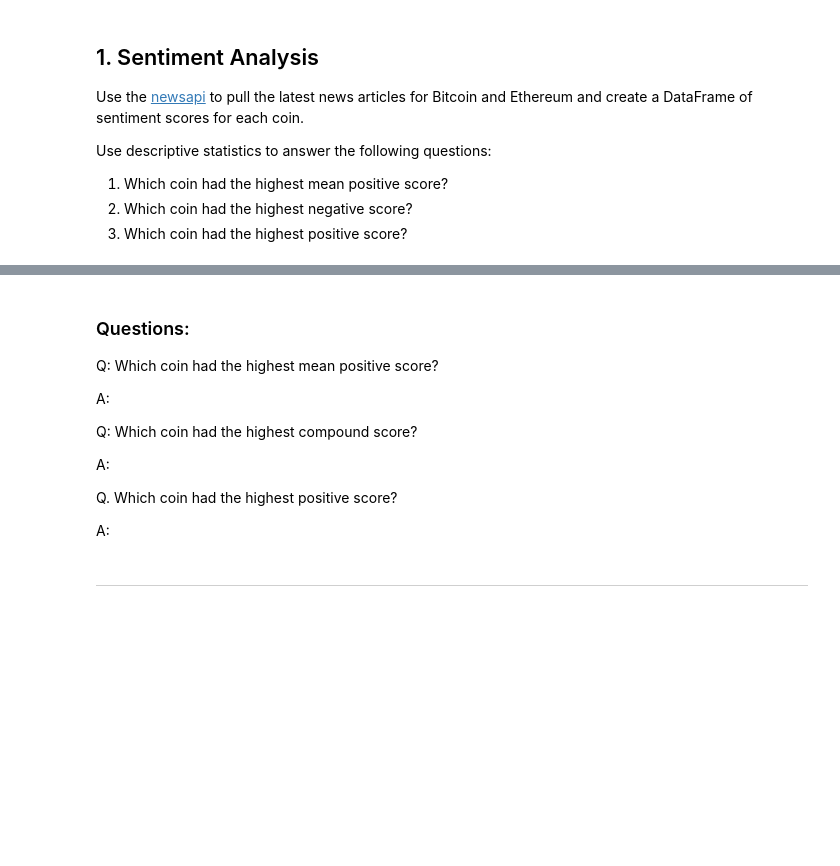
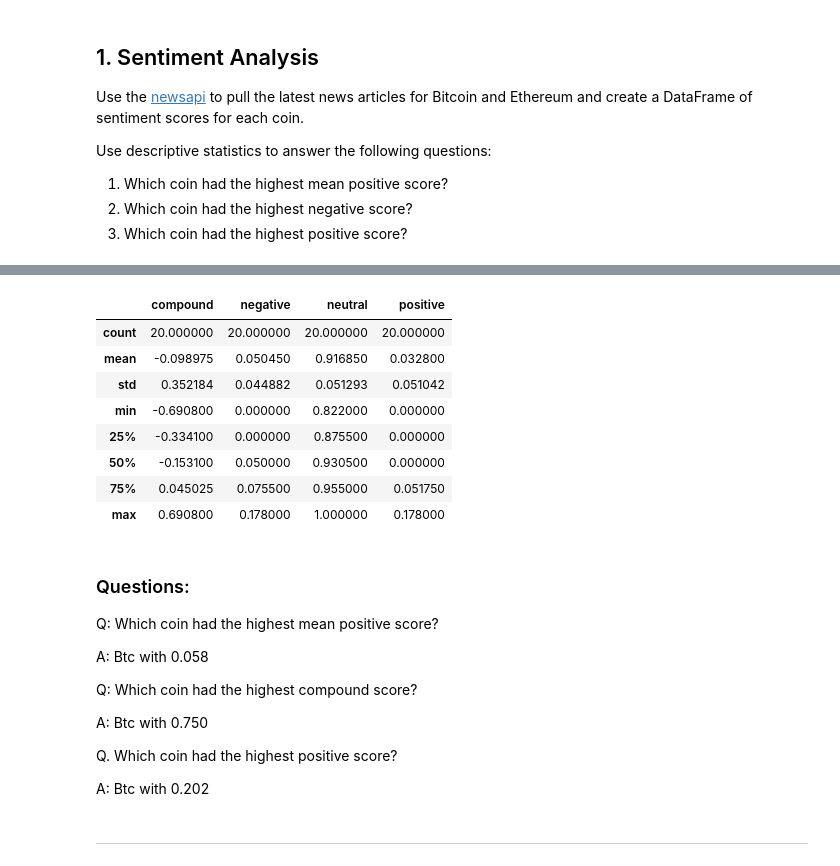
Before and after one commit to gokhanunal34/nlpHomework, a Jupyter notebook: cryptoSentimentHomework.ipynb, the cells around one changed output, grey strips where cells are left out. Cells and saved outputs as stored; diff of their text form; code cells hidden in the pictures; blank space fills up the shorter version.

```diff
--- a/cryptoSentimentHomework.ipynb
+++ b/cryptoSentimentHomework.ipynb
@@ -90,20 +167,30 @@ btcSentimentScore
 # %%
 # Describe the Ethereum Sentiment
-# YOUR CODE HERE!
+ethDf.describe()
+# %% [output]
+|  | compound | negative | neutral | positive |
+| count | 20.000000 | 20.000000 | 20.000000 | 20.000000 |
+| mean | -0.098975 | 0.050450 | 0.916850 | 0.032800 |
+| std | 0.352184 | 0.044882 | 0.051293 | 0.051042 |
+| min | -0.690800 | 0.000000 | 0.822000 | 0.000000 |
+| 25% | -0.334100 | 0.000000 | 0.875500 | 0.000000 |
+| 50% | -0.153100 | 0.050000 | 0.930500 | 0.000000 |
+| 75% | 0.045025 | 0.075500 | 0.955000 | 0.051750 |
+| max | 0.690800 | 0.178000 | 1.000000 | 0.178000 |
 # %% [markdown]
 ### Questions:
 
 Q: Which coin had the highest mean positive score?
 
-A:
+A: Btc with 0.058
 
 Q: Which coin had the highest compound score?
 
-A:
+A: Btc with 0.750
 
 Q. Which coin had the highest positive score?
 
-A:
+A: Btc with 0.202
 # %% [markdown]
 ---
 # %% [markdown]
```
Also changed, not shown: parts of 8 cells of this notebook.
